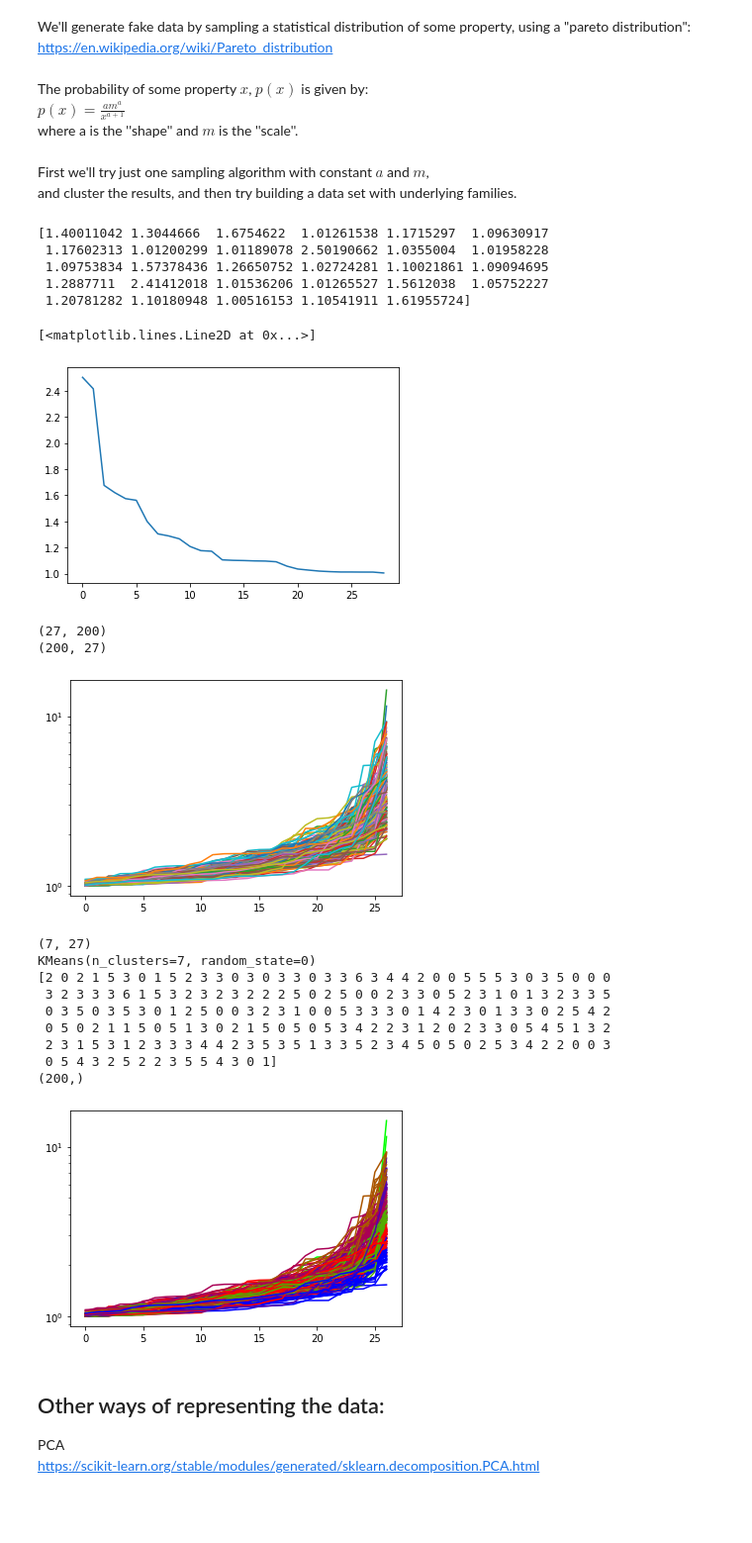
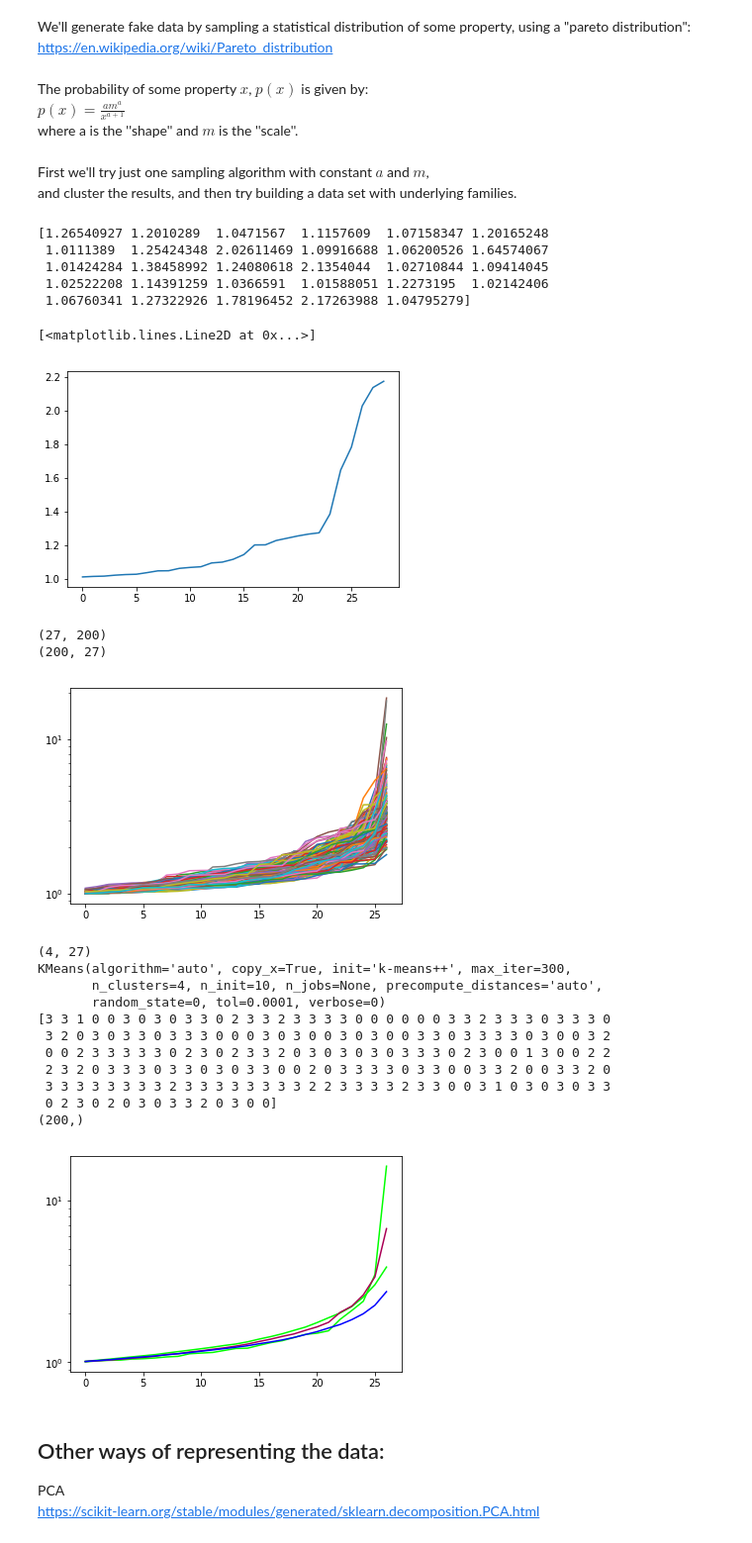
Before and after one commit to benholtzman/datamovies_y21, a Jupyter notebook: notebooks/n10_KmeansClustering.ipynb, the cells around one changed output. Shown at 99% size. Cells and saved outputs as stored; diff of their text form; code cells hidden in the pictures; blank space fills up the shorter version.

```diff
--- a/notebooks/n10_KmeansClustering.ipynb
+++ b/notebooks/n10_KmeansClustering.ipynb
@@ -36,15 +36,15 @@ print(s)
 
 #plt.plot(s)
 #plt.plot(np.sort(s))
-plt.plot(np.flip(np.sort(s)))
+plt.plot(np.sort(s))
 # %% [output]
-[1.40011042 1.3044666  1.6754622  1.01261538 1.1715297  1.09630917
- 1.17602313 1.01200299 1.01189078 2.50190662 1.0355004  1.01958228
- 1.09753834 1.57378436 1.26650752 1.02724281 1.10021861 1.09094695
- 1.2887711  2.41412018 1.01536206 1.01265527 1.5612038  1.05752227
- 1.20781282 1.10180948 1.00516153 1.10541911 1.61955724]
+[1.26540927 1.2010289  1.0471567  1.1157609  1.07158347 1.20165248
+ 1.0111389  1.25424348 2.02611469 1.09916688 1.06200526 1.64574067
+ 1.01424284 1.38458992 1.24080618 2.1354044  1.02710844 1.09414045
+ 1.02522208 1.14391259 1.0366591  1.01588051 1.2273195  1.02142406
+ 1.06760341 1.27322926 1.78196452 2.17263988 1.04795279]
 [<matplotlib.lines.Line2D at 0x...>]
-[figure, old version]
+[figure, new version]
 # %%
 n_data = 200
 
@@ -53,7 +53,7 @@ n_p = 27
 a_p = 3
 m_p = 1
 
-datamat = np.zeros((len_p,n_data))
+datamat = np.zeros((n_p,n_data))
 
 for i in range(n_data):
     s = np.sort((np.random.pareto(a_p, n_p) + 1) * m_p)
@@ -70,12 +70,15 @@ for i in range(n_data):
     #plt.plot(datamat[:,i])
     plt.semilogy(datamat[:,i])
 # %% [output]
-[figure, old version]
+[figure, new version]
 # %%
 # Run K-means :
-# X == shape (n_samples, n_features)
+# shape of X = [n_samples, n_features]
+# so each data vector -- each different sample -- is a row,
+# and each of its columns are the "elements" (in python terminology)
+# or "features" in machine learning terminology.
 
-nClusters = 7
+nClusters = 4
 kmeans = KMeans(n_clusters=nClusters, random_state=0).fit(X)
 clusterlabels = np.squeeze(np.asarray(kmeans.labels_))
 centroids = np.asarray(kmeans.cluster_centers_)
@@ -85,32 +88,34 @@ print(kmeans)
 print(clusterlabels)
 print(np.shape(clusterlabels))
 # %% [output]
-(7, 27)
-KMeans(n_clusters=7, random_state=0)
-[2 0 2 1 5 3 0 1 5 2 3 3 0 3 0 3 3 0 3 3 6 3 4 4 2 0 0 5 5 5 3 0 3 5 0 0 0
- 3 2 3 3 3 6 1 5 3 2 3 2 3 2 2 2 5 0 2 5 0 0 2 3 3 0 5 2 3 1 0 1 3 2 3 3 5
- 0 3 5 0 3 5 3 0 1 2 5 0 0 3 2 3 1 0 0 5 3 3 3 0 1 4 2 3 0 1 3 3 0 2 5 4 2
- 0 5 0 2 1 1 5 0 5 1 3 0 2 1 5 0 5 0 5 3 4 2 2 3 1 2 0 2 3 3 0 5 4 5 1 3 2
- 2 3 1 5 3 1 2 3 3 3 4 4 2 3 5 3 5 1 3 3 5 2 3 4 5 0 5 0 2 5 3 4 2 2 0 0 3
- 0 5 4 3 2 5 2 2 3 5 5 4 3 0 1]
+(4, 27)
+KMeans(algorithm='auto', copy_x=True, init='k-means++', max_iter=300,
+       n_clusters=4, n_init=10, n_jobs=None, precompute_distances='auto',
+       random_state=0, tol=0.0001, verbose=0)
+[3 3 1 0 0 3 0 3 0 3 3 0 2 3 3 2 3 3 3 3 0 0 0 0 0 0 3 3 2 3 3 3 0 3 3 3 0
+ 3 2 0 3 0 3 3 0 3 3 3 0 0 0 3 0 3 0 0 3 0 3 0 0 3 3 0 3 3 3 3 0 3 0 0 3 2
+ 0 0 2 3 3 3 3 3 0 2 3 0 2 3 3 2 0 3 0 3 0 3 0 3 3 3 0 2 3 0 0 1 3 0 0 2 2
+ 2 3 2 0 3 3 3 0 3 3 0 3 0 3 3 0 0 2 0 3 3 3 3 0 3 3 0 0 3 3 2 0 0 3 3 2 0
+ 3 3 3 3 3 3 3 3 2 3 3 3 3 3 3 3 3 2 2 3 3 3 3 2 3 3 0 0 3 1 0 3 0 3 0 3 3
+ 0 2 3 0 2 0 3 0 3 3 2 0 3 0 0]
 (200,)
 # %%
 # color by cluster number:
 #colmap = cm.tab20b
 colmap = cm.brg
 cval = np.linspace(0.0,1.0,nClusters)
 
-for i in range(n_data):
+# for i in range(20):
+#     ind = np.int(clusterlabels[i])
+#     c = colmap(cval[ind])
+#     plt.semilogy(X[i,:], color=c)
+
+for i in range(nClusters):
     ind = np.int(clusterlabels[i])
     c = colmap(cval[ind])
-    plt.semilogy(X[i,:], color=c)
-
-# for i in range(nClusters):
-#     ind = np.int(clusterlabels[i])
-#     c = colmap(cval[ind])
-#     plt.semilogy(centroids[i,:], color=c)
+    plt.semilogy(centroids[i,:], color=c)
 # %% [output]
-[figure, old version]
+[figure, new version]
 # %% [markdown]
 ## Other ways of representing the data:
 PCA <br>
```
Also changed, not shown: parts of 9 cells of this notebook.
